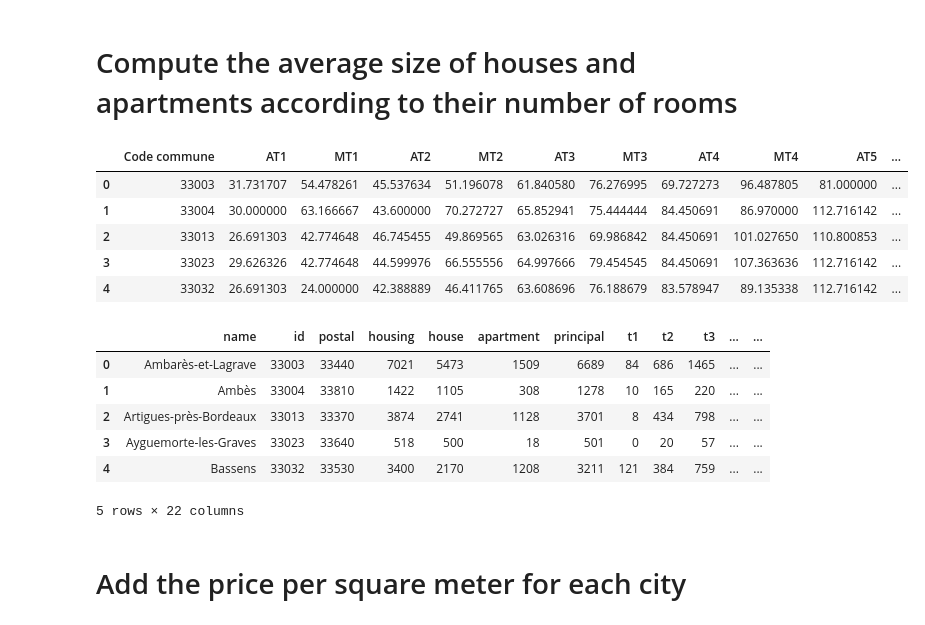
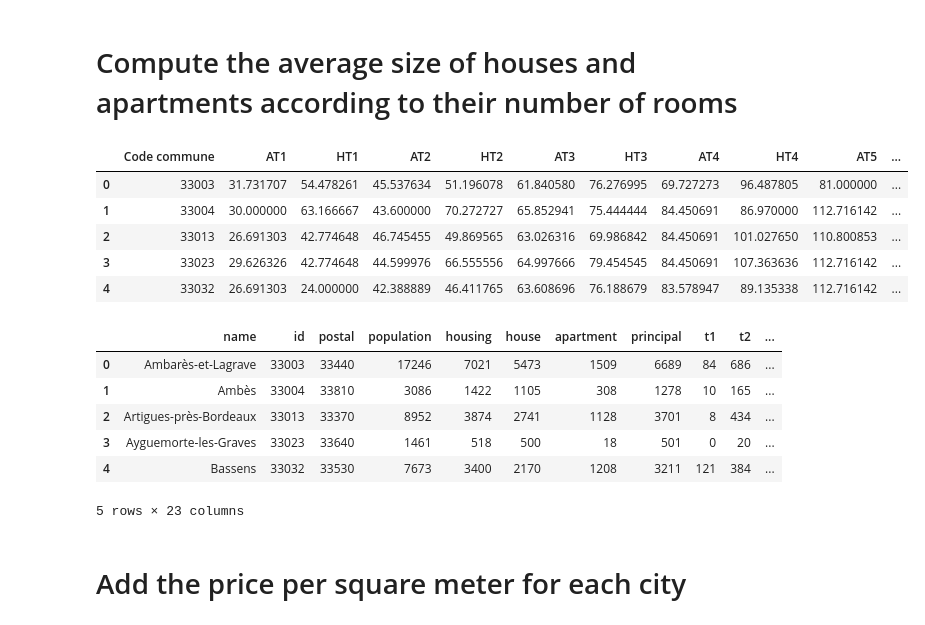
Before and after one commit to Naowak/CapitalEstates, a Jupyter notebook: scrap.ipynb, the cells around one changed output. Cells and saved outputs as stored; diff of their text form; code cells hidden in the pictures.

```diff
--- a/scrap.ipynb
+++ b/scrap.ipynb
@@ -330,35 +330,35 @@ def get_mean_surface_by_type(df):
 
     # Mean for each combination of 'Code commune', 'Nombre pieces principales' and 'Type local'
     mean_by_commune = dvf.groupby(['Code commune', 'Nombre pieces principales', 'Type local'])['Surface reelle bati'].mean()
 
     # Number of data for each combination of 'Code commune', 'Nombre pieces principales' and 'Type local'
     count_by_commune = dvf.groupby(['Code commune', 'Nombre pieces principales', 'Type local']).size()
 
     # For combinations where the number of data is less than MINIMUM_DATA, replace with the general mean
     for index, count in count_by_commune.items():
         if count < MINIMUM_DATA:
             commune, n_pieces, local_type = index
             mean_by_commune[commune, n_pieces, local_type] = general_mean[n_pieces, local_type]
 
     return mean_by_commune
 
 # Get the average surface for each type of property
 dfs = get_mean_surface_by_type(dvf)
 dfs = dfs.unstack(level=[1, 2])
-dfs.columns = [f"{col[1][0]}T{col[0]}" for col in dfs.columns]
+dfs.columns = [f"{'H' if col[1][0] == 'M' else col[1][0]}T{col[0]}" for col in dfs.columns]
 dfs = dfs.reset_index()
 
 # Fill nan with mean values of the column
 columns = ['AT1', 'HT1', 'AT2', 'HT2', 'AT3', 'HT3', 'AT4', 'HT4', 'AT5', 'HT5']
 for column in columns:
     dfs[column].fillna(dfs[column].mean(), inplace=True)
 dfs.head()
 
 # Add the department code to the city code
 dfs['Code commune'] = dfs['Code commune'] + CODE_DEP * 1000
 dfs.head()
 # %% [output]
-|  | Code commune | AT1 | MT1 | AT2 | MT2 | AT3 | MT3 | AT4 | MT4 | AT5 | ... |
+|  | Code commune | AT1 | HT1 | AT2 | HT2 | AT3 | HT3 | AT4 | HT4 | AT5 | ... |
 | 0 | 33003 | 31.731707 | 54.478261 | 45.537634 | 51.196078 | 61.840580 | 76.276995 | 69.727273 | 96.487805 | 81.000000 | ... |
 | 1 | 33004 | 30.000000 | 63.166667 | 43.600000 | 70.272727 | 65.852941 | 75.444444 | 84.450691 | 86.970000 | 112.716142 | ... |
 | 2 | 33013 | 26.691303 | 42.774648 | 46.745455 | 49.869565 | 63.026316 | 69.986842 | 84.450691 | 101.027650 | 110.800853 | ... |
@@ -371,13 +371,13 @@ df = pd.merge(left=communes, right=dfs, left_on='id', right_on='Code commune')
 df = df.drop('Code commune', axis=1)
 df.head()
 # %% [output]
-|  | name | id | postal | housing | house | apartment | principal | t1 | t2 | t3 | ... | ... |
-| 0 | Ambarès-et-Lagrave | 33003 | 33440 | 7021 | 5473 | 1509 | 6689 | 84 | 686 | 1465 | ... | ... |
-| 1 | Ambès | 33004 | 33810 | 1422 | 1105 | 308 | 1278 | 10 | 165 | 220 | ... | ... |
-| 2 | Artigues-près-Bordeaux | 33013 | 33370 | 3874 | 2741 | 1128 | 3701 | 8 | 434 | 798 | ... | ... |
-| 3 | Ayguemorte-les-Graves | 33023 | 33640 | 518 | 500 | 18 | 501 | 0 | 20 | 57 | ... | ... |
-| 4 | Bassens | 33032 | 33530 | 3400 | 2170 | 1208 | 3211 | 121 | 384 | 759 | ... | ... |
+|  | name | id | postal | population | housing | house | apartment | principal | t1 | t2 | ... |
+| 0 | Ambarès-et-Lagrave | 33003 | 33440 | 17246 | 7021 | 5473 | 1509 | 6689 | 84 | 686 | ... |
+| 1 | Ambès | 33004 | 33810 | 3086 | 1422 | 1105 | 308 | 1278 | 10 | 165 | ... |
+| 2 | Artigues-près-Bordeaux | 33013 | 33370 | 8952 | 3874 | 2741 | 1128 | 3701 | 8 | 434 | ... |
+| 3 | Ayguemorte-les-Graves | 33023 | 33640 | 1461 | 518 | 500 | 18 | 501 | 0 | 20 | ... |
+| 4 | Bassens | 33032 | 33530 | 7673 | 3400 | 2170 | 1208 | 3211 | 121 | 384 | ... |
-5 rows × 22 columns
+5 rows × 23 columns
 # %%
 df.to_json('data/communes-surface.json', orient='records', lines=True)
 # %% [markdown]
```
Also changed, not shown: parts of 8 cells of this notebook.
